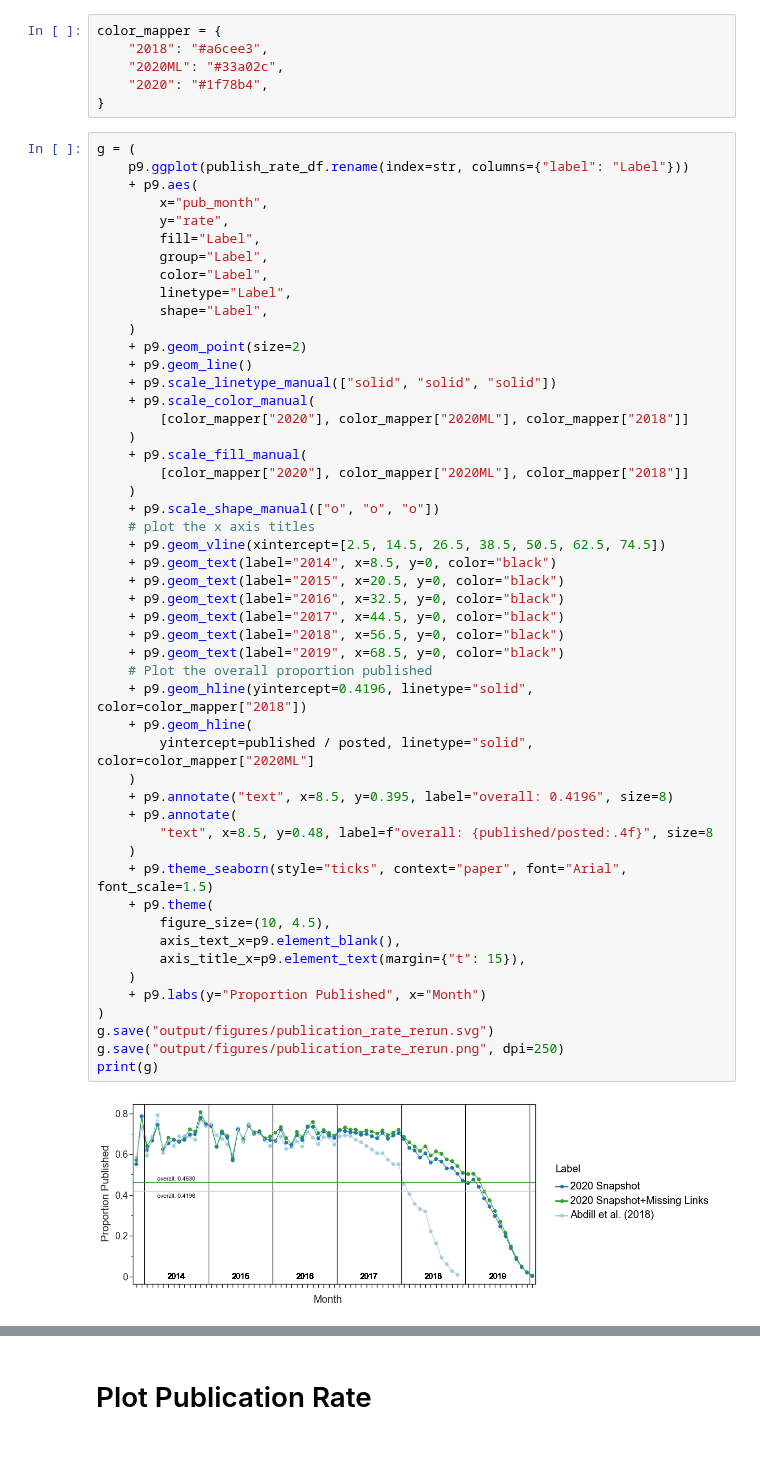
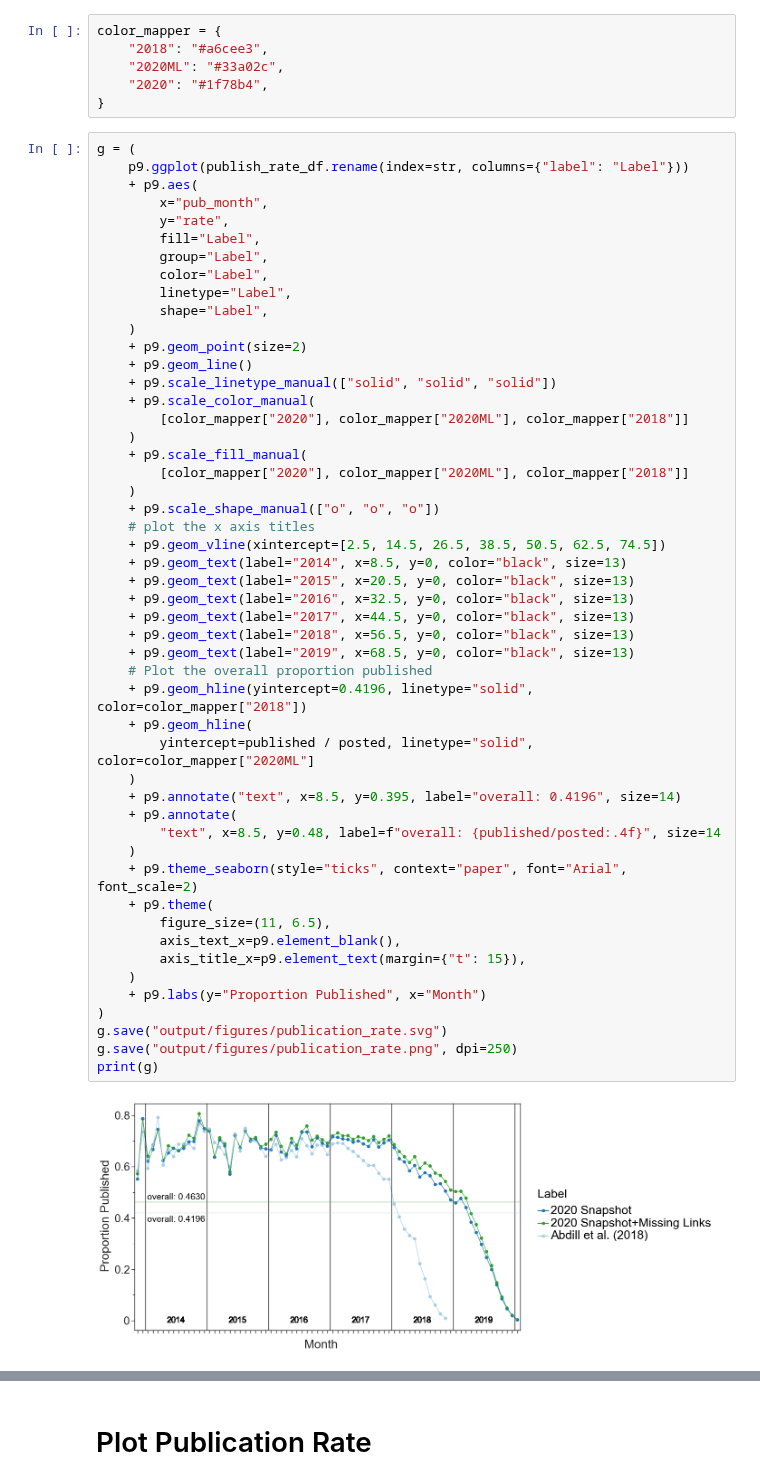
Before and after one commit to greenelab/annorxiver, a Jupyter notebook: biorxiv/article_distances/03_biorxiv_corrected_published_rate.ipynb, the cells around one changed output, grey strips where cells are left out. Drawn from its saved outputs; the diff is of its cells as text; blank space fills up the shorter version.

```diff
--- a/biorxiv/article_distances/03_biorxiv_corrected_published_rate.ipynb
+++ b/biorxiv/article_distances/03_biorxiv_corrected_published_rate.ipynb
@@ -332,43 +333,43 @@ g = (
         linetype="Label",
         shape="Label",
     )
     + p9.geom_point(size=2)
     + p9.geom_line()
     + p9.scale_linetype_manual(["solid", "solid", "solid"])
     + p9.scale_color_manual(
         [color_mapper["2020"], color_mapper["2020ML"], color_mapper["2018"]]
     )
     + p9.scale_fill_manual(
         [color_mapper["2020"], color_mapper["2020ML"], color_mapper["2018"]]
     )
     + p9.scale_shape_manual(["o", "o", "o"])
     # plot the x axis titles
     + p9.geom_vline(xintercept=[2.5, 14.5, 26.5, 38.5, 50.5, 62.5, 74.5])
-    + p9.geom_text(label="2014", x=8.5, y=0, color="black")
-    + p9.geom_text(label="2015", x=20.5, y=0, color="black")
-    + p9.geom_text(label="2016", x=32.5, y=0, color="black")
-    + p9.geom_text(label="2017", x=44.5, y=0, color="black")
-    + p9.geom_text(label="2018", x=56.5, y=0, color="black")
-    + p9.geom_text(label="2019", x=68.5, y=0, color="black")
+    + p9.geom_text(label="2014", x=8.5, y=0, color="black", size=13)
+    + p9.geom_text(label="2015", x=20.5, y=0, color="black", size=13)
+    + p9.geom_text(label="2016", x=32.5, y=0, color="black", size=13)
+    + p9.geom_text(label="2017", x=44.5, y=0, color="black", size=13)
+    + p9.geom_text(label="2018", x=56.5, y=0, color="black", size=13)
+    + p9.geom_text(label="2019", x=68.5, y=0, color="black", size=13)
     # Plot the overall proportion published
     + p9.geom_hline(yintercept=0.4196, linetype="solid", color=color_mapper["2018"])
     + p9.geom_hline(
         yintercept=published / posted, linetype="solid", color=color_mapper["2020ML"]
     )
-    + p9.annotate("text", x=8.5, y=0.395, label="overall: 0.4196", size=8)
+    + p9.annotate("text", x=8.5, y=0.395, label="overall: 0.4196", size=14)
     + p9.annotate(
-        "text", x=8.5, y=0.48, label=f"overall: {published/posted:.4f}", size=8
+        "text", x=8.5, y=0.48, label=f"overall: {published/posted:.4f}", size=14
     )
-    + p9.theme_seaborn(style="ticks", context="paper", font="Arial", font_scale=1.5)
+    + p9.theme_seaborn(style="ticks", context="paper", font="Arial", font_scale=2)
     + p9.theme(
-        figure_size=(10, 4.5),
+        figure_size=(11, 6.5),
         axis_text_x=p9.element_blank(),
         axis_title_x=p9.element_text(margin={"t": 15}),
     )
     + p9.labs(y="Proportion Published", x="Month")
 )
-g.save("output/figures/publication_rate_rerun.svg")
-g.save("output/figures/publication_rate_rerun.png", dpi=250)
+g.save("output/figures/publication_rate.svg")
+g.save("output/figures/publication_rate.png", dpi=250)
 print(g)
 # %% [output]
-[figure, old version]
+[figure, new version]
```
Also changed, not shown: parts of 3 cells of this notebook, 12 other files.
